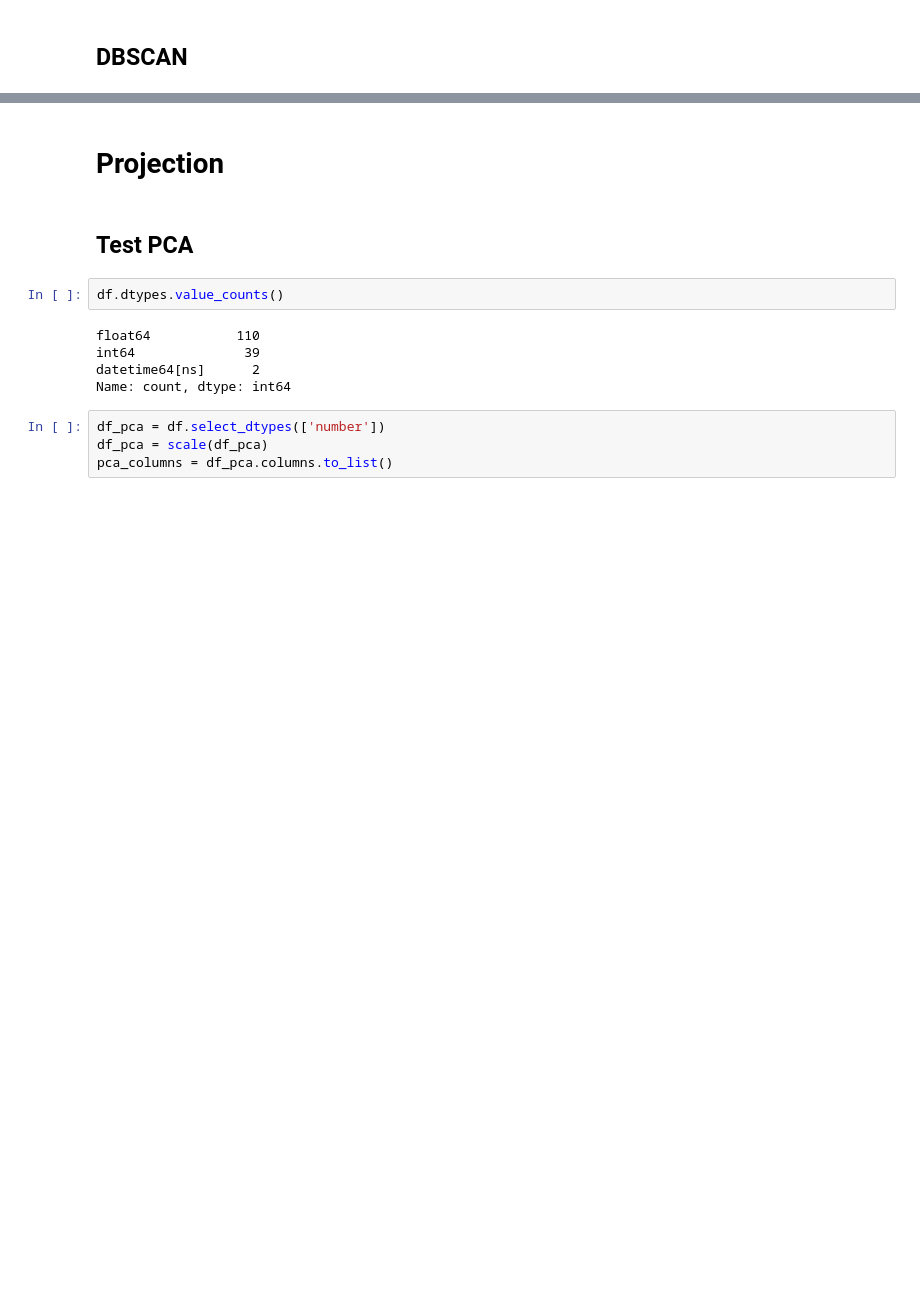
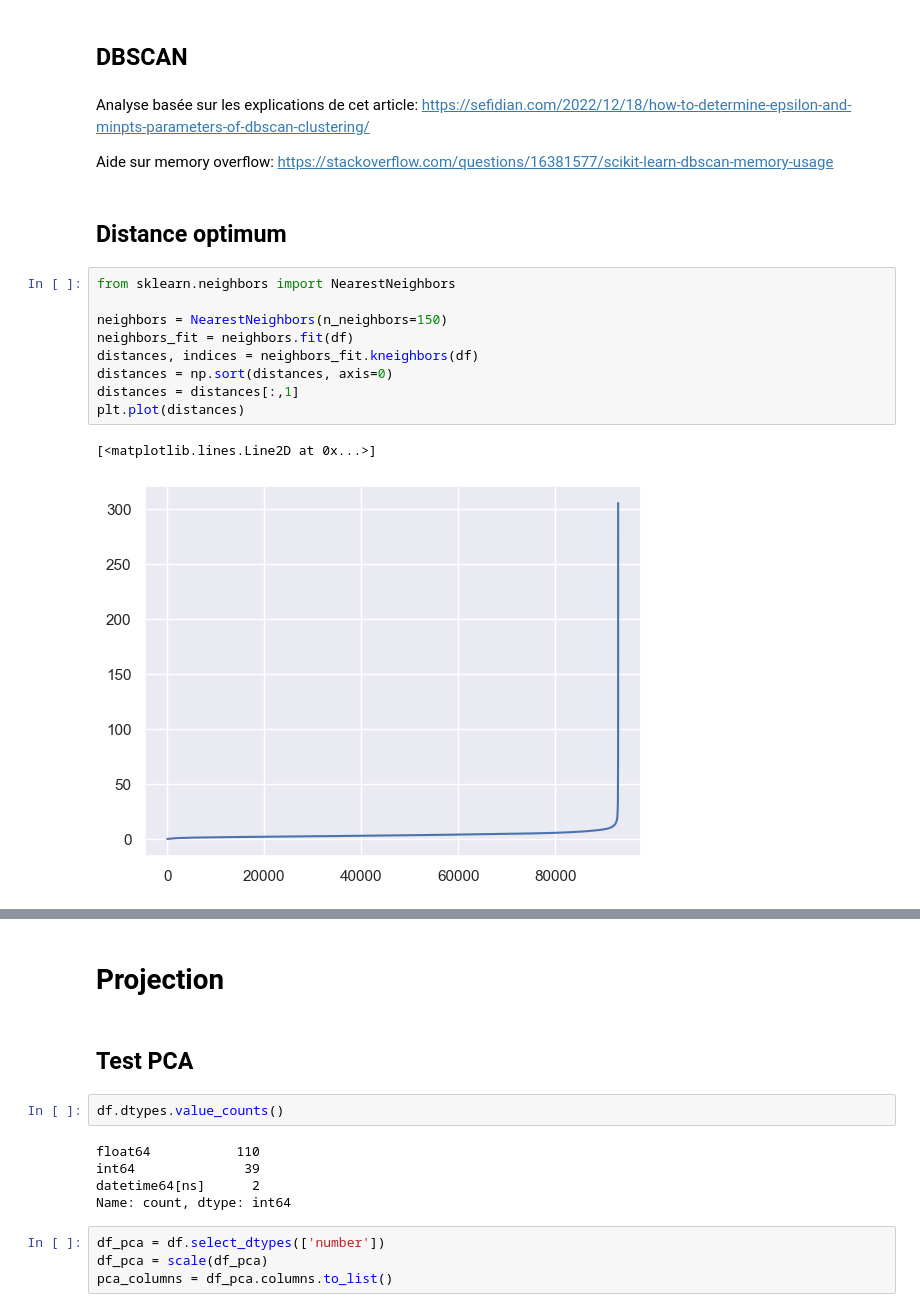
Before and after one commit to CODEheures/oc-ingenieur-ia, a Jupyter notebook: p5/Projet/p5_2-essais.ipynb, the cells around one changed output, grey strips where cells are left out. Cells and saved outputs as stored; diff of their text form; blank space fills up the shorter version.

```diff
--- a/p5/Projet/p5_2-essais.ipynb
+++ b/p5/Projet/p5_2-essais.ipynb
@@ -112,2 +118,20 @@ silhouette['mean'].plot()
 # %% [markdown]
 ## DBSCAN
+# %% [markdown]
+Analyse basée sur les explications de cet article: https://sefidian.com/2022/12/18/how-to-determine-epsilon-and-minpts-parameters-of-dbscan-clustering/
+
+Aide sur memory overflow: https://stackoverflow.com/questions/16381577/scikit-learn-dbscan-memory-usage
+# %% [markdown]
+## Distance optimum
+# %%
+from sklearn.neighbors import NearestNeighbors
+
+neighbors = NearestNeighbors(n_neighbors=150)
+neighbors_fit = neighbors.fit(df)
+distances, indices = neighbors_fit.kneighbors(df)
+distances = np.sort(distances, axis=0)
+distances = distances[:,1]
+plt.plot(distances)
+# %% [output]
+[<matplotlib.lines.Line2D at 0x...>]
+[figure, added]
```
Also changed, not shown: parts of 11 cells of this notebook.
